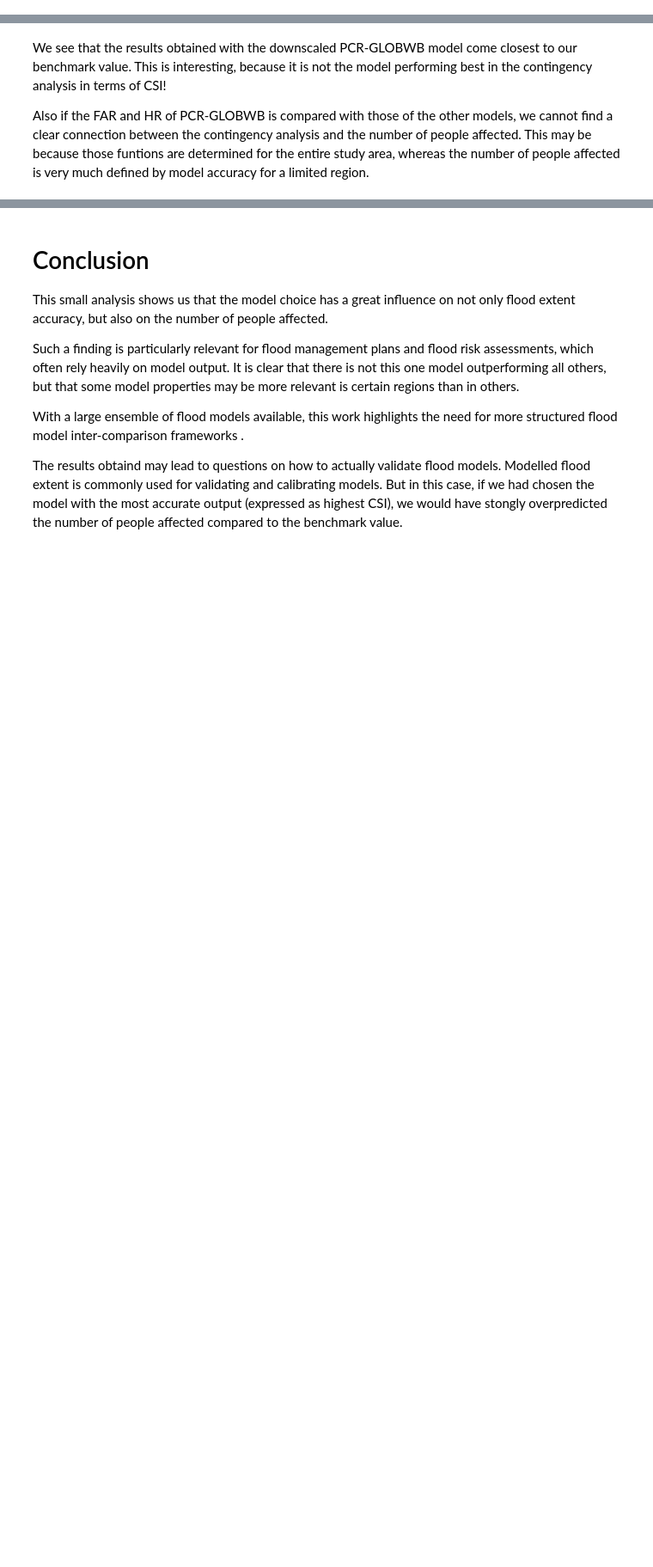
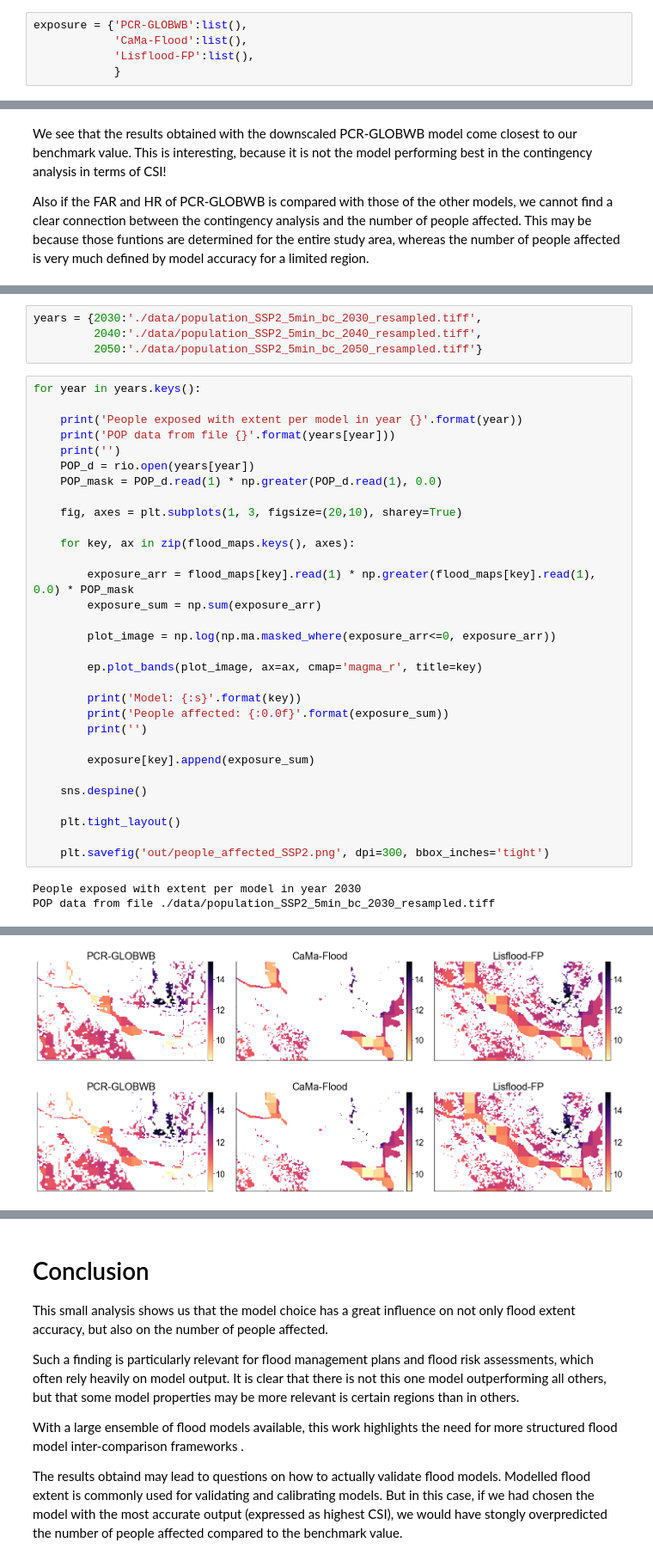
Before and after one commit to JannisHoch/floodImpact, a Jupyter notebook: analysis.ipynb, the cells around one changed output, grey strips where cells are left out. Shown at 86% size. Drawn from its saved outputs; the diff is of its cells as text; blank space fills up the shorter version.

```diff
--- a/analysis.ipynb
+++ b/analysis.ipynb
@@ -89,6 +91,11 @@ flood_maps = {'PCR-GLOBWB':PCR_d,
               'CaMa-Flood':CMF_d,
               'Lisflood-FP':LFP_d,
               }
+# %%
+exposure = {'PCR-GLOBWB':list(),
+            'CaMa-Flood':list(),
+            'Lisflood-FP':list(),
+            }
 # %% [markdown]
 ### Observed extent
 
@@ -259,0 +278,38 @@ Also if the FAR and HR of PCR-GLOBWB is compared with those of the other models,
+# %%
+years = {2030:'./data/population_SSP2_5min_bc_2030_resampled.tiff',
+         2040:'./data/population_SSP2_5min_bc_2040_resampled.tiff',
+         2050:'./data/population_SSP2_5min_bc_2050_resampled.tiff'}
+# %%
+for year in years.keys():
+
+    print('People exposed with extent per model in year {}'.format(year))
+    print('POP data from file {}'.format(years[year]))
+    print('')
+    POP_d = rio.open(years[year])
+    POP_mask = POP_d.read(1) * np.greater(POP_d.read(1), 0.0)
+
+    fig, axes = plt.subplots(1, 3, figsize=(20,10), sharey=True)
+
+    for key, ax in zip(flood_maps.keys(), axes):
+
+        exposure_arr = flood_maps[key].read(1) * np.greater(flood_maps[key].read(1), 0.0) * POP_mask
+        exposure_sum = np.sum(exposure_arr)
+
+        plot_image = np.log(np.ma.masked_where(exposure_arr<=0, exposure_arr))
+
+        ep.plot_bands(plot_image, ax=ax, cmap='magma_r', title=key)
+
+        print('Model: {:s}'.format(key))
+        print('People affected: {:0.0f}'.format(exposure_sum))
+        print('')
+
+        exposure[key].append(exposure_sum)
+
+    sns.despine()
+
+    plt.tight_layout()
+
+    plt.savefig('out/people_affected_SSP2.png', dpi=300, bbox_inches='tight')
+# %% [output]
+People exposed with extent per model in year 2030
+POP data from file ./data/population_SSP2_5min_bc_2030_resampled.tiff
@@ -259,0 +333,2 @@ Also if the FAR and HR of PCR-GLOBWB is compared with those of the other models,
+[figure, added]
+[figure, added]
```
Also changed, not shown: parts of 11 cells of this notebook, 17 other files.
